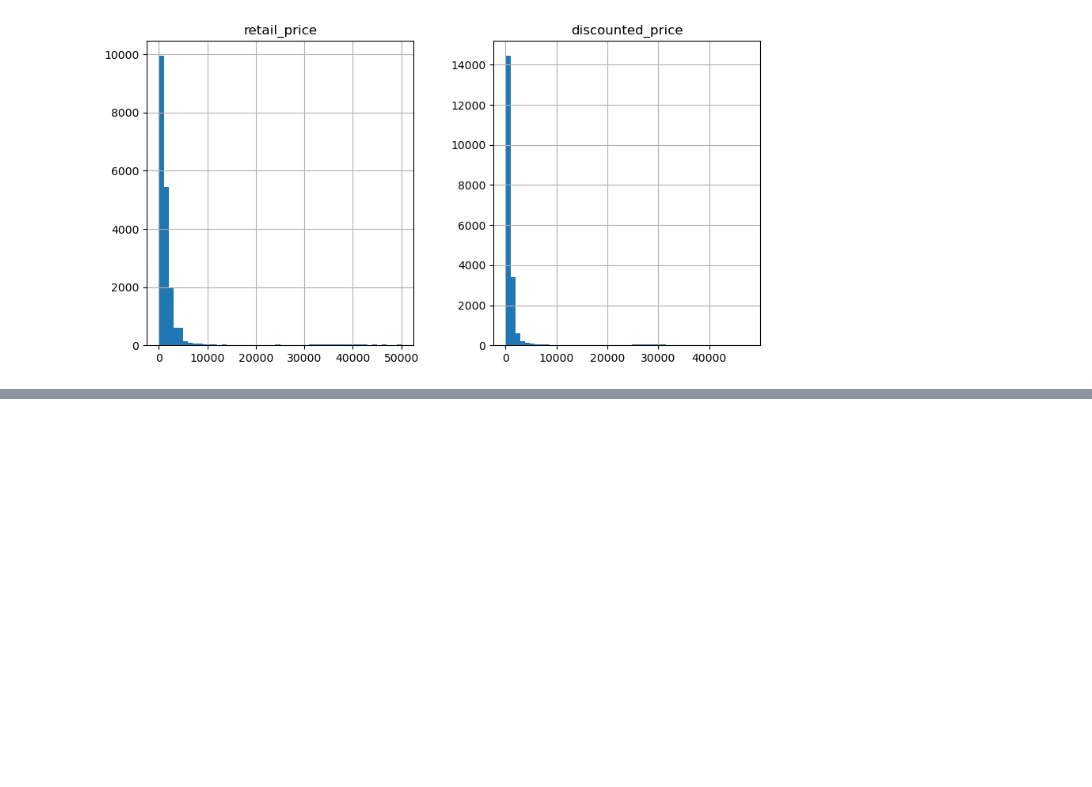
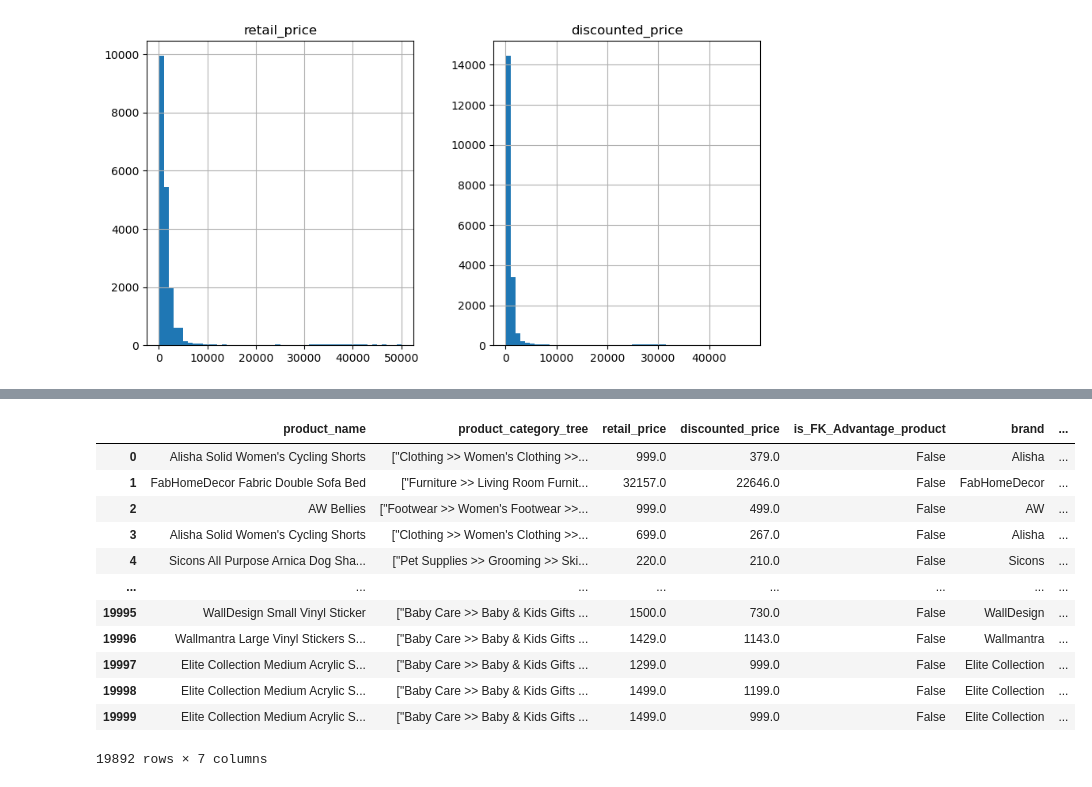
Before and after one commit to PushkarMalhotra2006/Product-Segementation, a Jupyter notebook: flipkart_products.ipynb, the cells around one changed output, grey strips where cells are left out. Cells and saved outputs as stored; diff of their text form; code cells hidden in the pictures; blank space fills up the shorter version.

```diff
--- a/flipkart_products.ipynb
+++ b/flipkart_products.ipynb
@@ -153,3 +153,6 @@ df_cleaned[['retail_price', 'discounted_price']].hist(bins=50, figsize=(10,5))
 array([[<Axes: title={'center': 'retail_price'}>,
         <Axes: title={'center': 'discounted_price'}>]], dtype=object)
 [figure]
+# %%
+pd.set_option('display.max_colwidth', None)
+df_cleaned['product_category_tree'].head()
@@ -155,0 +168,16 @@ array([[<Axes: title={'center': 'retail_price'}>,
+# %%
+df_cleaned
+# %% [output]
+|  | product_name | product_category_tree | retail_price | discounted_price | is_FK_Advantage_product | brand | ... |
+| 0 | Alisha Solid Women's Cycling Shorts | ["Clothing >> Women's Clothing >>... | 999.0 | 379.0 | False | Alisha | ... |
+| 1 | FabHomeDecor Fabric Double Sofa Bed | ["Furniture >> Living Room Furnit... | 32157.0 | 22646.0 | False | FabHomeDecor | ... |
+| 2 | AW Bellies | ["Footwear >> Women's Footwear >>... | 999.0 | 499.0 | False | AW | ... |
+| 3 | Alisha Solid Women's Cycling Shorts | ["Clothing >> Women's Clothing >>... | 699.0 | 267.0 | False | Alisha | ... |
+| 4 | Sicons All Purpose Arnica Dog Sha... | ["Pet Supplies >> Grooming >> Ski... | 220.0 | 210.0 | False | Sicons | ... |
+| ... | ... | ... | ... | ... | ... | ... | ... |
+| 19995 | WallDesign Small Vinyl Sticker | ["Baby Care >> Baby & Kids Gifts ... | 1500.0 | 730.0 | False | WallDesign | ... |
+| 19996 | Wallmantra Large Vinyl Stickers S... | ["Baby Care >> Baby & Kids Gifts ... | 1429.0 | 1143.0 | False | Wallmantra | ... |
+| 19997 | Elite Collection Medium Acrylic S... | ["Baby Care >> Baby & Kids Gifts ... | 1299.0 | 999.0 | False | Elite Collection | ... |
+| 19998 | Elite Collection Medium Acrylic S... | ["Baby Care >> Baby & Kids Gifts ... | 1499.0 | 1199.0 | False | Elite Collection | ... |
+| 19999 | Elite Collection Medium Acrylic S... | ["Baby Care >> Baby & Kids Gifts ... | 1499.0 | 999.0 | False | Elite Collection | ... |
+19892 rows × 7 columns
```
Also changed, not shown: parts of 30 cells of this notebook.
